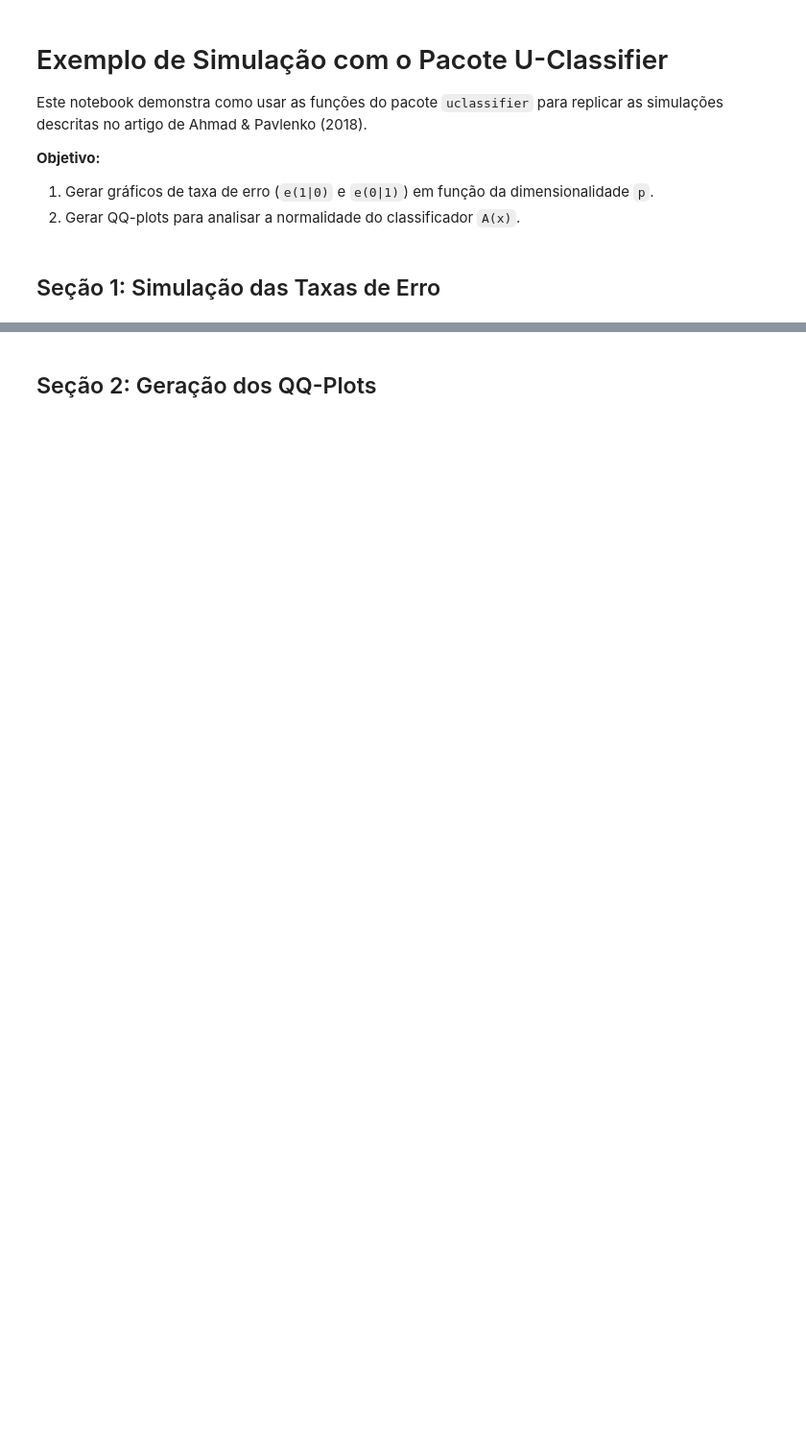
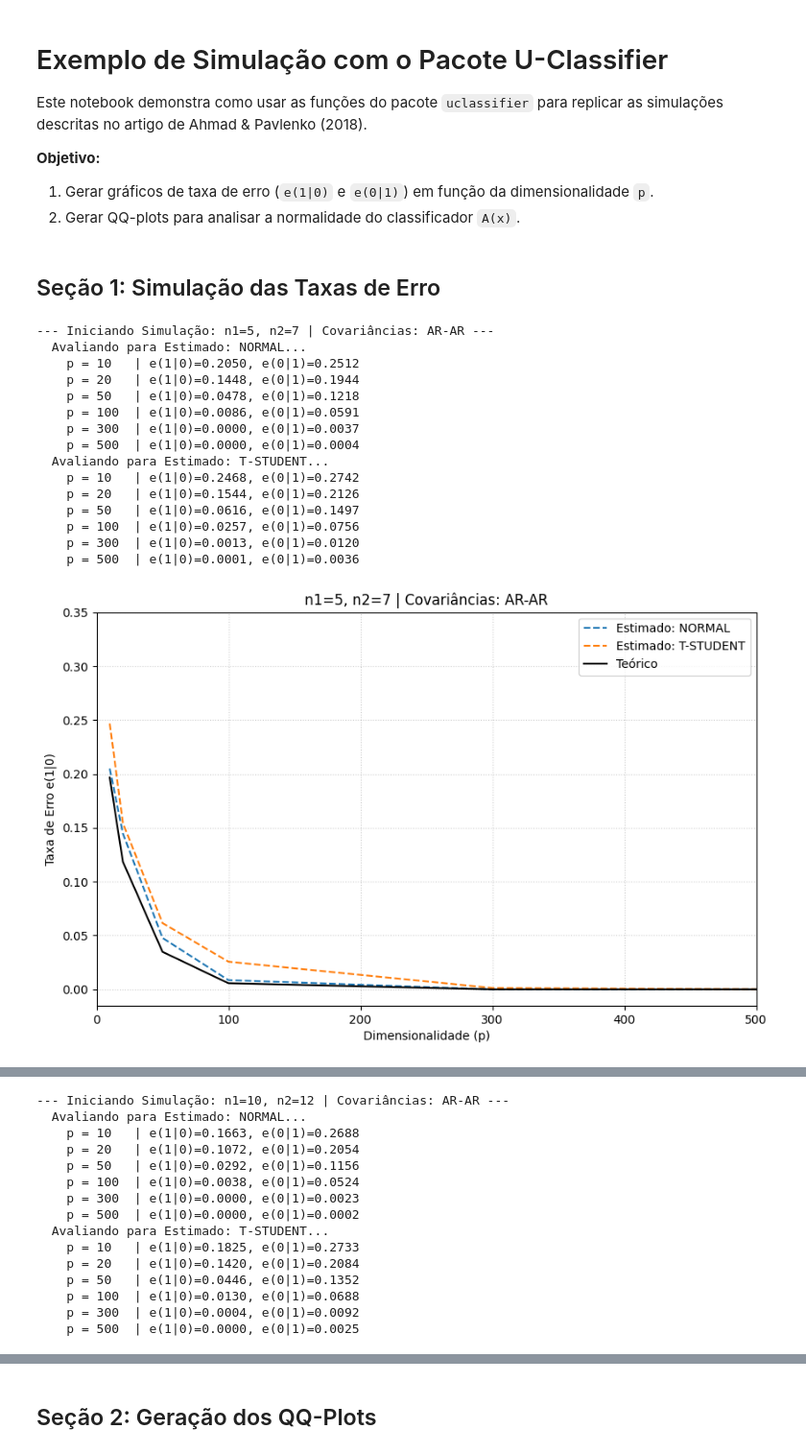
Before and after one commit to Stephaniav1901/u_classifier_hd, a Jupyter notebook: examples/simulation_example.ipynb, the cells around one changed output, grey strips where cells are left out. Shown: that part at 96% size. Cells and saved outputs as stored; diff of their text form; code cells hidden in the pictures; blank space fills up the shorter version.

```diff
--- a/examples/simulation_example.ipynb
+++ b/examples/simulation_example.ipynb
@@ -24,8 +26,8 @@ from uclassifier.core import u_classifier_multisample
 # %%
 # Parâmetros da simulação, conforme o artigo
 p_values = [10, 20, 50, 100, 300, 500]
-n_configs = [{'n1': 5, 'n2': 7}]
-dist_configs = ['normal', 't']
+n_configs = [{'n1': 5, 'n2': 7}, {'n1': 10, 'n2': 12}]
+dist_configs = ['normal', 't-student']
 cov_case_configs = ['AR-AR']#'AR-UN',
 num_runs = 50  # O artigo usa 1000, mas 50 é mais rápido para testes,
 
@@ -52,30 +54,47 @@ for n_config in n_configs:
             mu1, mu2 = generate_mean_vectors(p)
             e10, e01 = calculate_theoretical_errors(mu1=mu1, mu2=mu2, Sigma1=sigma1, Sigma2=sigma2, n1=n_config['n1'], n2=n_config['n2'])
             theoretical_e10[p] = e10
             theoretical_e01[p] = e01
 
         # Executa as simulações de Monte Carlo para cada distribuição
         for dist in dist_configs:
             errors_by_p_e10, errors_by_p_e01 = {}, {}
             label = f"Estimado: {dist.upper()}"
             print(f"  Avaliando para {label}...")
 
             for p in p_values:
                 current_errors_e10 = []
                 current_errors_e01 = []
                 for i in range(num_runs):
                     params = {**n_config, 'p': p, 'dist': dist, 'cov_case': cov_case}
                     e10, e01 = run_simulation_iteration(params)
                     current_errors_e10.append(e10)
                     current_errors_e01.append(e01)
 
                 errors_by_p_e10[p] = np.mean(current_errors_e10)
                 errors_by_p_e01[p] = np.mean(current_errors_e01)
                 print(f"    p = {p:<4} | e(1|0)={np.mean(current_errors_e10):.4f}, e(0|1)={np.mean(current_errors_e01):.4f}")
 
             results_e10[label] = errors_by_p_e10
             results_e01[label] = errors_by_p_e01
 
         # Plota os resultados para a configuração atual
         plot_results(results_e10,  base_title, "Taxa de Erro e(1|0)", theoretical_e10)
         plot_results(results_e01,  base_title, "Taxa de Erro e(0|1)", theoretical_e01)
+# %% [output]
+--- Iniciando Simulação: n1=5, n2=7 | Covariâncias: AR-AR ---
+  Avaliando para Estimado: NORMAL...
+    p = 10   | e(1|0)=0.2050, e(0|1)=0.2512
+    p = 20   | e(1|0)=0.1448, e(0|1)=0.1944
+    p = 50   | e(1|0)=0.0478, e(0|1)=0.1218
+    p = 100  | e(1|0)=0.0086, e(0|1)=0.0591
+    p = 300  | e(1|0)=0.0000, e(0|1)=0.0037
+    p = 500  | e(1|0)=0.0000, e(0|1)=0.0004
+  Avaliando para Estimado: T-STUDENT...
+    p = 10   | e(1|0)=0.2468, e(0|1)=0.2742
+    p = 20   | e(1|0)=0.1544, e(0|1)=0.2126
+    p = 50   | e(1|0)=0.0616, e(0|1)=0.1497
+    p = 100  | e(1|0)=0.0257, e(0|1)=0.0756
+    p = 300  | e(1|0)=0.0013, e(0|1)=0.0120
+    p = 500  | e(1|0)=0.0001, e(0|1)=0.0036
+[figure, added]
@@ -81,0 +102,15 @@ for n_config in n_configs:
+--- Iniciando Simulação: n1=10, n2=12 | Covariâncias: AR-AR ---
+  Avaliando para Estimado: NORMAL...
+    p = 10   | e(1|0)=0.1663, e(0|1)=0.2688
+    p = 20   | e(1|0)=0.1072, e(0|1)=0.2054
+    p = 50   | e(1|0)=0.0292, e(0|1)=0.1156
+    p = 100  | e(1|0)=0.0038, e(0|1)=0.0524
+    p = 300  | e(1|0)=0.0000, e(0|1)=0.0023
+    p = 500  | e(1|0)=0.0000, e(0|1)=0.0002
+  Avaliando para Estimado: T-STUDENT...
+    p = 10   | e(1|0)=0.1825, e(0|1)=0.2733
+    p = 20   | e(1|0)=0.1420, e(0|1)=0.2084
+    p = 50   | e(1|0)=0.0446, e(0|1)=0.1352
+    p = 100  | e(1|0)=0.0130, e(0|1)=0.0688
+    p = 300  | e(1|0)=0.0004, e(0|1)=0.0092
+    p = 500  | e(1|0)=0.0000, e(0|1)=0.0025
```
Also changed, not shown: parts of 3 cells of this notebook, 1 other file.
